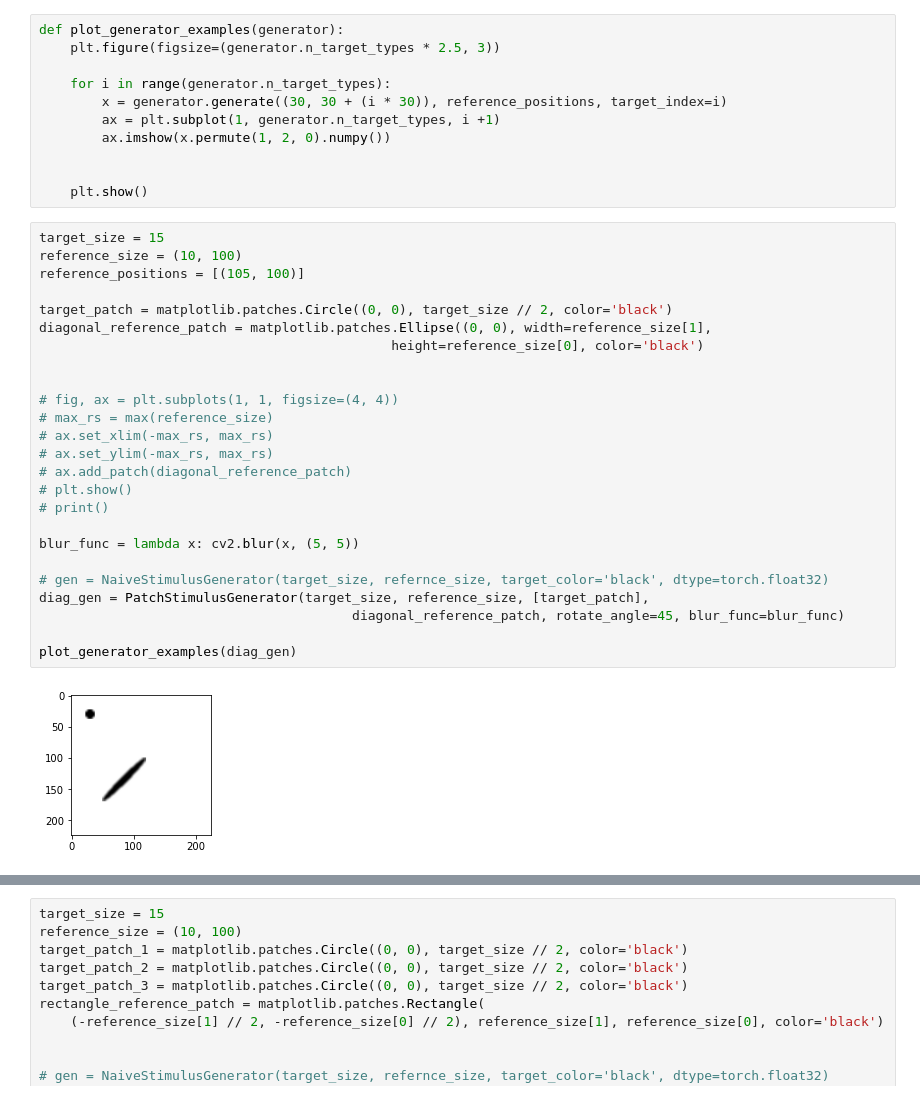
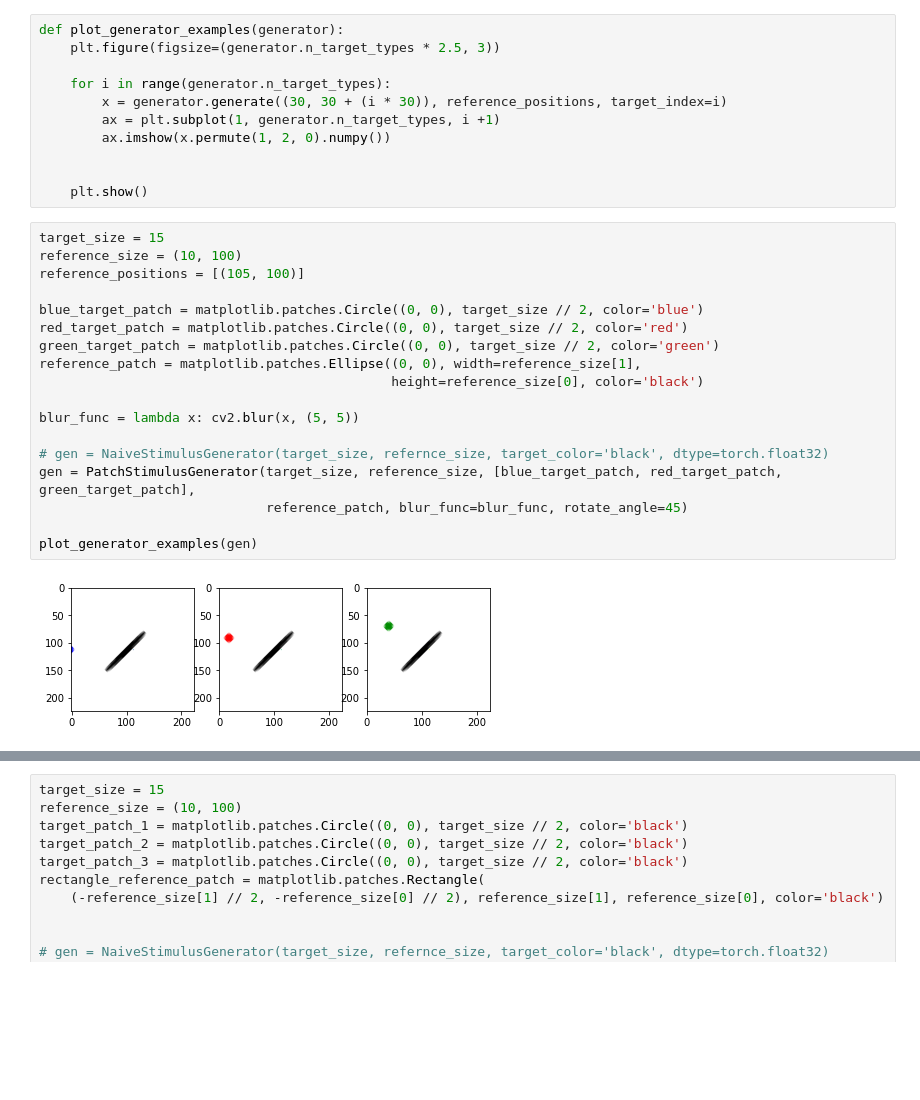
Before and after one commit to guydav/simple-relational-reasoning, a Jupyter notebook: notebooks/QuinnEmbeddingTask.ipynb, the cells around one changed output, grey strips where cells are left out. Cells and saved outputs as stored; diff of their text form; blank space fills up the shorter version.

Commit message:
Mostly working diagonal stimulus implementation

```diff
--- a/notebooks/QuinnEmbeddingTask.ipynb
+++ b/notebooks/QuinnEmbeddingTask.ipynb
@@ -71,27 +71,20 @@ def plot_generator_examples(generator):
 # %%
 target_size = 15
 reference_size = (10, 100)
 reference_positions = [(105, 100)]
 
-target_patch = matplotlib.patches.Circle((0, 0), target_size // 2, color='black')
-diagonal_reference_patch = matplotlib.patches.Ellipse((0, 0), width=reference_size[1],
+blue_target_patch = matplotlib.patches.Circle((0, 0), target_size // 2, color='blue')
+red_target_patch = matplotlib.patches.Circle((0, 0), target_size // 2, color='red')
+green_target_patch = matplotlib.patches.Circle((0, 0), target_size // 2, color='green')
+reference_patch = matplotlib.patches.Ellipse((0, 0), width=reference_size[1],
                                              height=reference_size[0], color='black')
-
-
-# fig, ax = plt.subplots(1, 1, figsize=(4, 4))
-# max_rs = max(reference_size)
-# ax.set_xlim(-max_rs, max_rs)
-# ax.set_ylim(-max_rs, max_rs)
-# ax.add_patch(diagonal_reference_patch)
-# plt.show()
-# print()
 
 blur_func = lambda x: cv2.blur(x, (5, 5))
 
 # gen = NaiveStimulusGenerator(target_size, refernce_size, target_color='black', dtype=torch.float32)
-diag_gen = PatchStimulusGenerator(target_size, reference_size, [target_patch],
-                                        diagonal_reference_patch, rotate_angle=45, blur_func=blur_func)
+gen = PatchStimulusGenerator(target_size, reference_size, [blue_target_patch, red_target_patch, green_target_patch],
+                             reference_patch, blur_func=blur_func, rotate_angle=45)
 
-plot_generator_examples(diag_gen)
+plot_generator_examples(gen)
 # %% [output]
-[figure, old version]
+[figure, new version]
```
Also changed, not shown: parts of 4 cells of this notebook, 2 other files.
